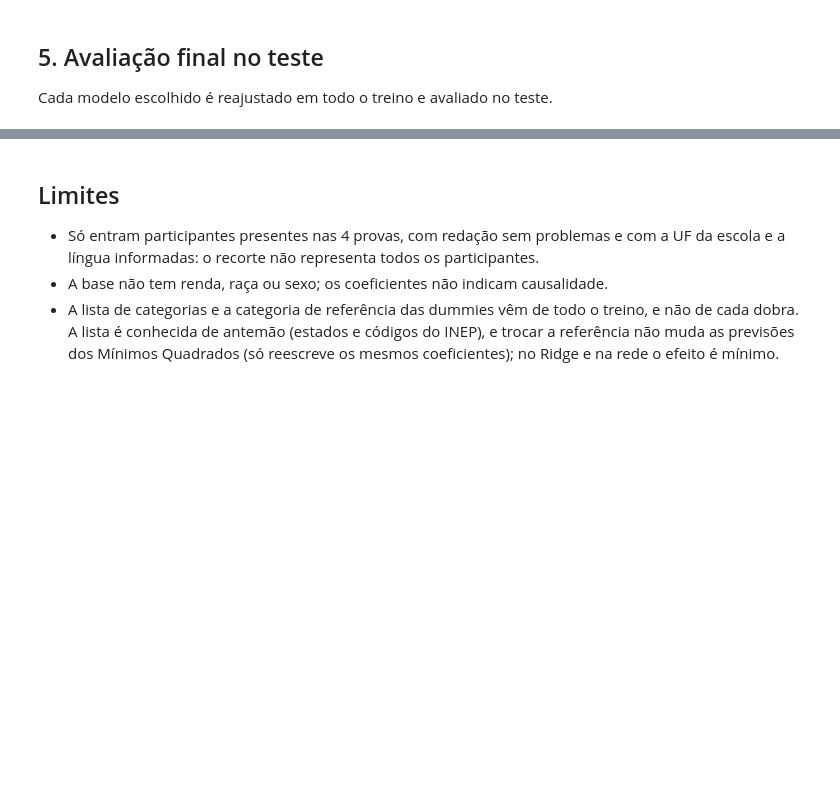
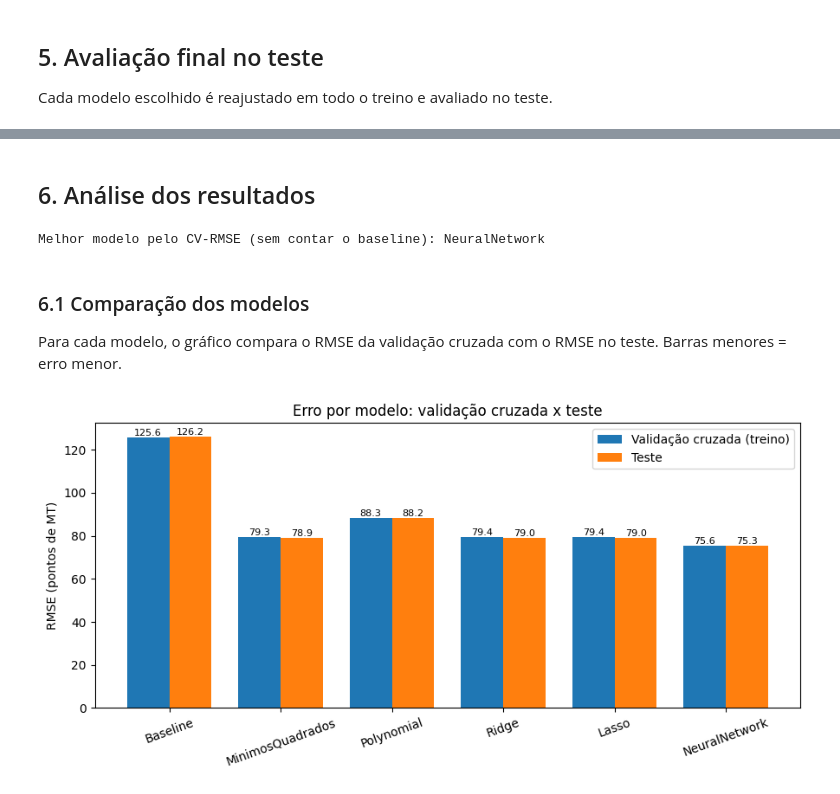
Before and after one commit to Machine-Learning-AV2/Pipeline_MachineLearning_AV2, a Jupyter notebook: regressão/regressao.ipynb, the cells around one changed output, grey strips where cells are left out. Saved outputs shown, nothing was run; the diff lists cells and outputs as text; code cells hidden in the pictures; blank space fills up the shorter version.

Commit message:
coloquei analise dos resultados

```diff
--- a/regressão/regressao.ipynb
+++ b/regressão/regressao.ipynb
@@ -14,7 +14,7 @@ from machinelearning_mnpkllps.Preprocessing import train_test_split
 
 CSV = Path("../data/RESULTADOS_2025.csv")
 PROC = Path("../data")     # onde serão salvos treino.csv e teste.csv
-N_SAMPLE = 8000            # linhas da amostra Total de linhas: 4810772
+N_SAMPLE = 250000            # linhas da amostra Total de linhas: 4810772
 TEST_SIZE = 0.2            # fração do teste
 SEED = 20251               # semente do sorteio da amostra e do split
 
@@ -385,6 +342,37 @@ for a in (C_1, C_2, C_3, C_4, C_5, C_6):
-# %% [markdown]
-## Limites
-
-* Só entram participantes presentes nas 4 provas, com redação sem problemas e com a UF da escola e a língua informadas: o recorte não representa todos os participantes.
-* A base não tem renda, raça ou sexo; os coeficientes não indicam causalidade.
-* A lista de categorias e a categoria de referência das dummies vêm de todo o treino, e não de cada dobra. A lista é conhecida de antemão (estados e códigos do INEP), e trocar a referência não muda as previsões dos Mínimos Quadrados (só reescreve os mesmos coeficientes); no Ridge e na rede o efeito é mínimo.
+# %% [markdown]
+## 6. Análise dos resultados
+# %%
+import matplotlib.pyplot as plt
+
+# predictions on the test set of the model chosen in each family (the same refitted models of section 5)
+preds = {f: models[f].predict(data[f][1]) for f in models}
+cv_rmse = {f: best[f][0] for f in best}                       # CV-RMSE of the chosen configuration
+test_rmse = {f: Metrics.RMSE(preds[f], yte) for f in preds}   # RMSE on the test set
+
+# best model = lowest CV-RMSE, baseline excluded (the choice does not use the test set)
+best_family = min((f for f in best if f != "Baseline"), key=lambda f: cv_rmse[f])
+print("Melhor modelo pelo CV-RMSE (sem contar o baseline):", best_family)
+# %% [output]
+Melhor modelo pelo CV-RMSE (sem contar o baseline): NeuralNetwork
+# %% [markdown]
+### 6.1 Comparação dos modelos
+
+Para cada modelo, o gráfico compara o RMSE da validação cruzada com o RMSE no teste. Barras menores = erro menor.
+# %%
+families = list(models)
+x_pos = np.arange(len(families))
+bar_w = 0.38
+
+fig, ax = plt.subplots(figsize=(9, 4.5))
+bars_cv = ax.bar(x_pos - bar_w / 2, [cv_rmse[f] for f in families], bar_w, label="Validação cruzada (treino)")
+bars_te = ax.bar(x_pos + bar_w / 2, [test_rmse[f] for f in families], bar_w, label="Teste")
+ax.bar_label(bars_cv, fmt="%.1f", fontsize=8)
+ax.bar_label(bars_te, fmt="%.1f", fontsize=8)
+ax.set_xticks(x_pos, families, rotation=20)
+ax.set_ylabel("RMSE (pontos de MT)")
+ax.set_title("Erro por modelo: validação cruzada x teste")
+ax.legend()
+plt.tight_layout()
+plt.show()
+# %% [output]
+[figure, added]
```
Also changed, not shown: parts of 12 cells of this notebook.
